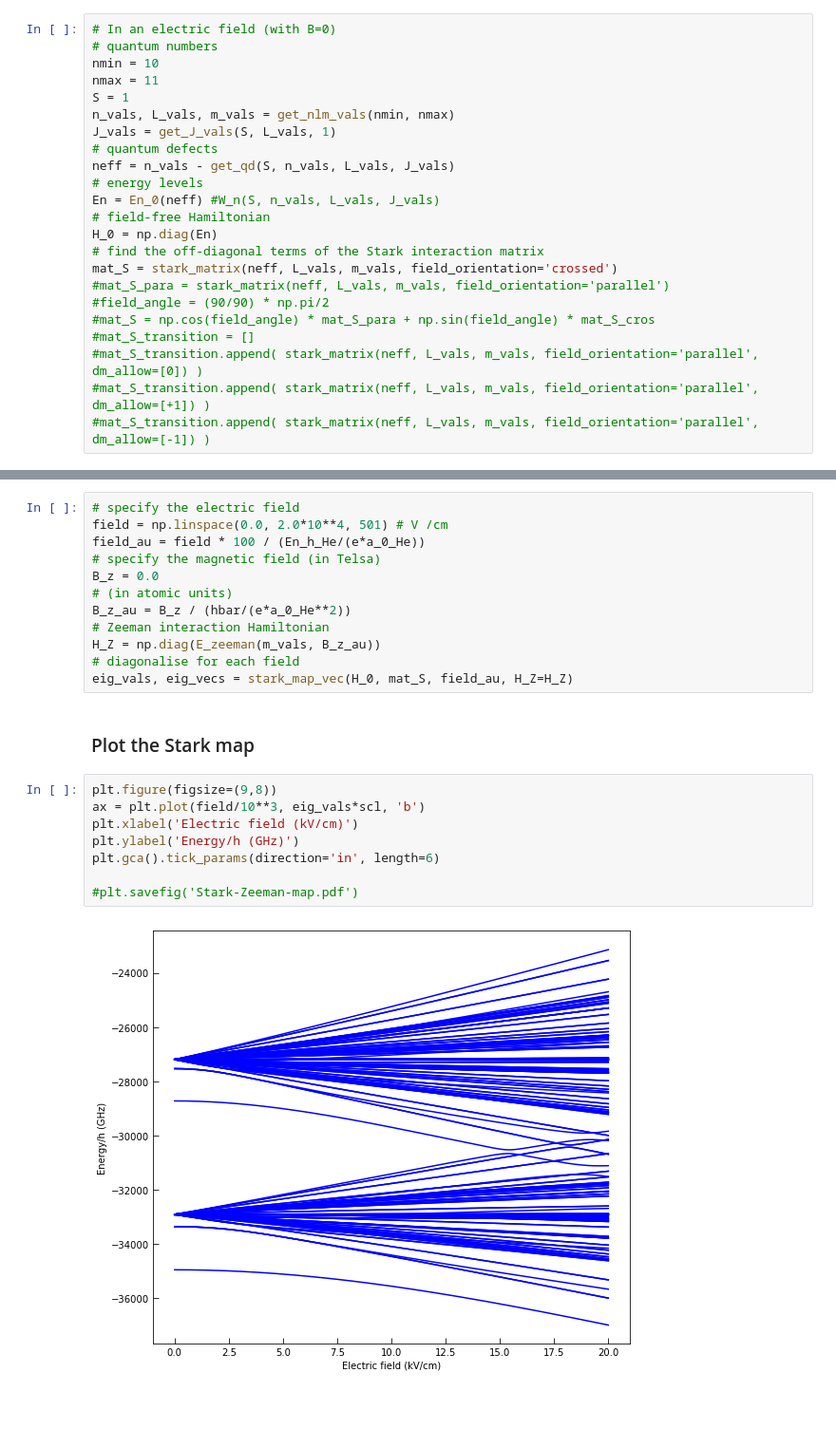
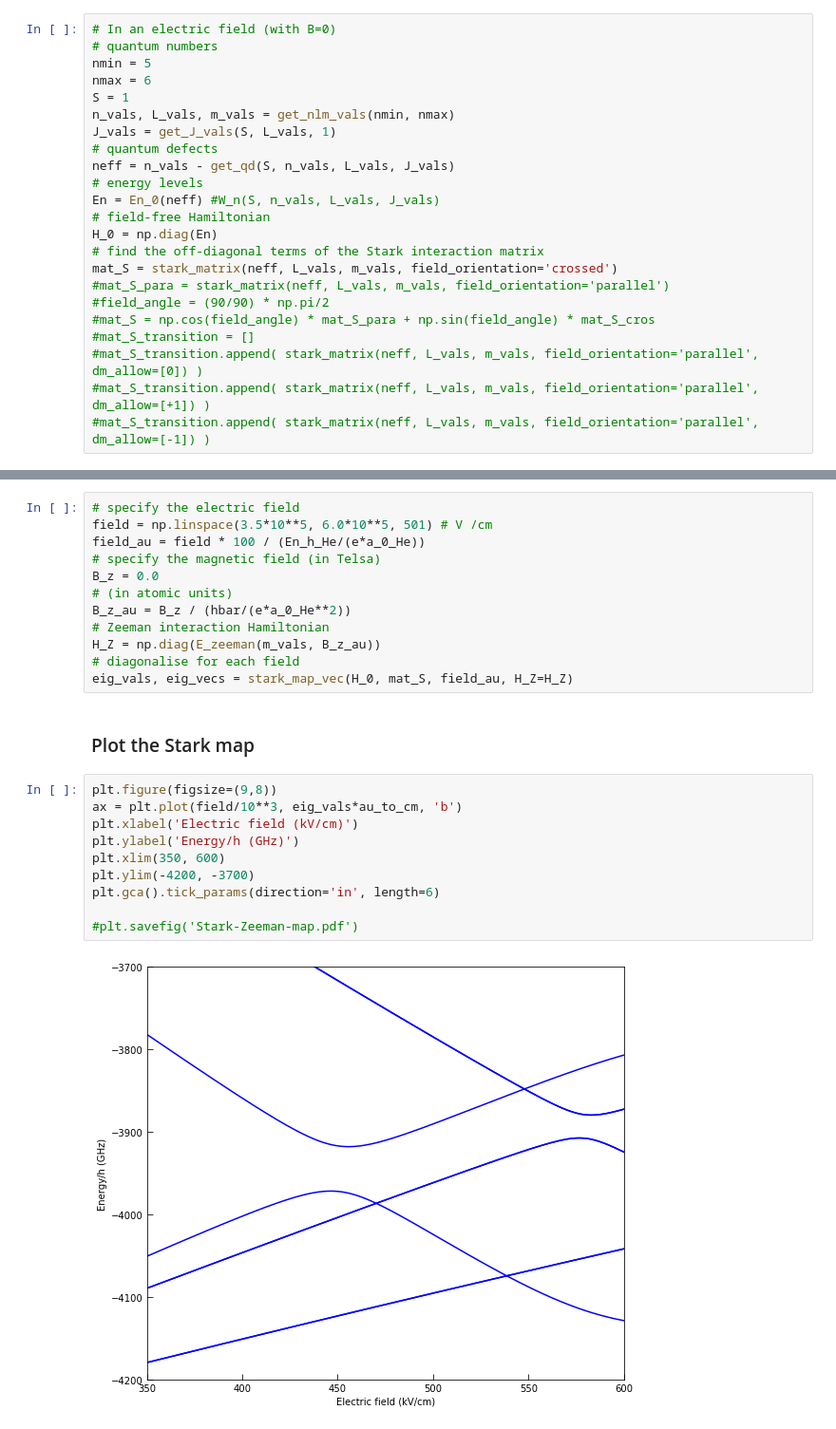
Before and after one commit to aa-morgan/helium-stark-FS, a Jupyter notebook: notebooks/Stark map - n,L,ML - crossed fields.ipynb, the cells around one changed output, grey strips where cells are left out. Shown at 95% size. Cells and saved outputs as stored; diff of their text form; blank space fills up the shorter version.

```diff
--- a/notebooks/Stark map - n,L,ML - crossed fields.ipynb
+++ b/notebooks/Stark map - n,L,ML - crossed fields.ipynb
@@ -19,8 +19,8 @@ au_to_cm = E_h / (100 * h * c)
 # %%
 # In an electric field (with B=0)
 # quantum numbers
-nmin = 10
-nmax = 11
+nmin = 5
+nmax = 6
 S = 1
 n_vals, L_vals, m_vals = get_nlm_vals(nmin, nmax)
 J_vals = get_J_vals(S, L_vals, 1)
@@ -43,7 +43,7 @@ mat_S = stark_matrix(neff, L_vals, m_vals, field_orientation='crossed')
 ### Diagonalise the full Hamiltonian
 # %%
 # specify the electric field
-field = np.linspace(0.0, 2.0*10**4, 501) # V /cm
+field = np.linspace(3.5*10**5, 6.0*10**5, 501) # V /cm
 field_au = field * 100 / (En_h_He/(e*a_0_He))
 # specify the magnetic field (in Telsa)
 B_z = 0.0
@@ -57,11 +57,13 @@ eig_vals, eig_vecs = stark_map_vec(H_0, mat_S, field_au, H_Z=H_Z)
 ### Plot the Stark map
 # %%
 plt.figure(figsize=(9,8))
-ax = plt.plot(field/10**3, eig_vals*scl, 'b')
+ax = plt.plot(field/10**3, eig_vals*au_to_cm, 'b')
 plt.xlabel('Electric field (kV/cm)')
 plt.ylabel('Energy/h (GHz)')
+plt.xlim(350, 600)
+plt.ylim(-4200, -3700)
 plt.gca().tick_params(direction='in', length=6)
 
 #plt.savefig('Stark-Zeeman-map.pdf')
 # %% [output]
-[figure, old version]
+[figure, new version]
```
Also changed, not shown: 7 other files.
